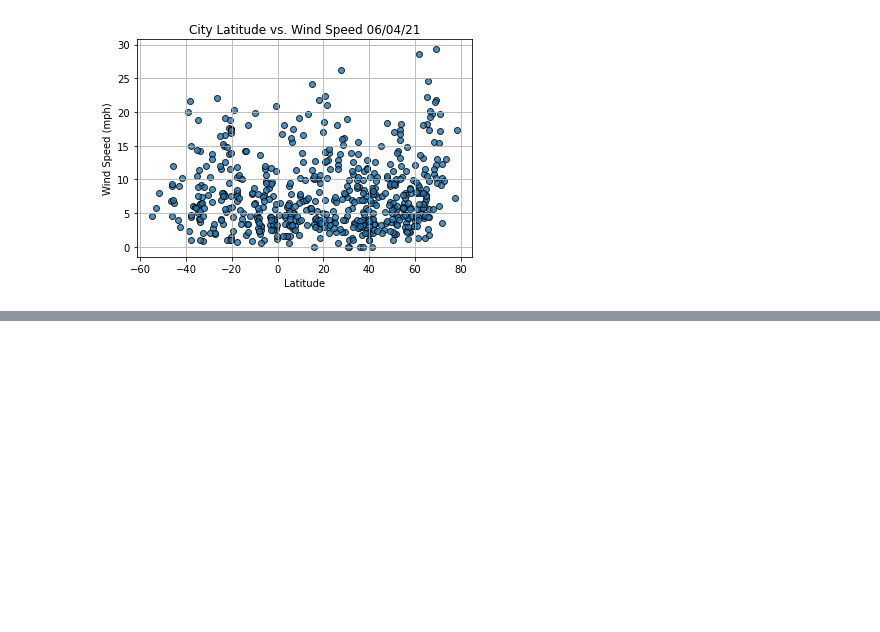
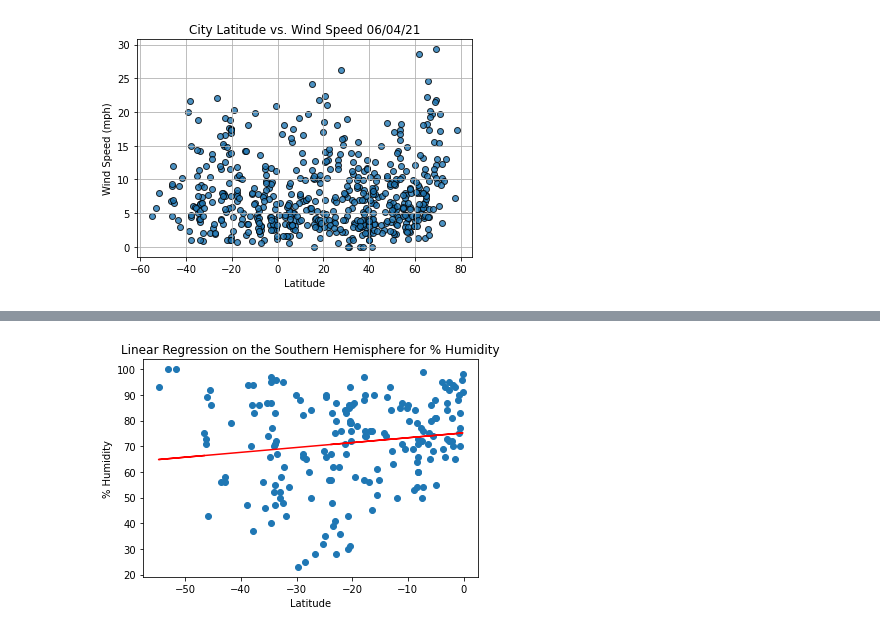
Before and after one commit to yessiez/World_Weather_Analysis, a Jupyter notebook: WeatherPy.ipynb, the cells around one changed output, grey strips where cells are left out. Saved outputs shown, nothing was run; the diff lists cells and outputs as text; code cells hidden in the pictures; blank space fills up the shorter version.

```diff
--- a/WeatherPy.ipynb
+++ b/WeatherPy.ipynb
@@ -1047,0 +1412,8 @@ plt.show()
+# %%
+# Linear regression on the Southern Hemisphere
+x_values = southern_hemi_df["Lat"]
+y_values = southern_hemi_df["Humidity"]
+# Call the function.
+plot_linear_regression(x_values, y_values, plt.title(f"Linear Regression on the Southern Hemisphere for % Humidity"), '% Humidity',(-50,15))
+# %% [output]
+[figure, added]
```
Also changed, not shown: parts of 46 cells of this notebook.
